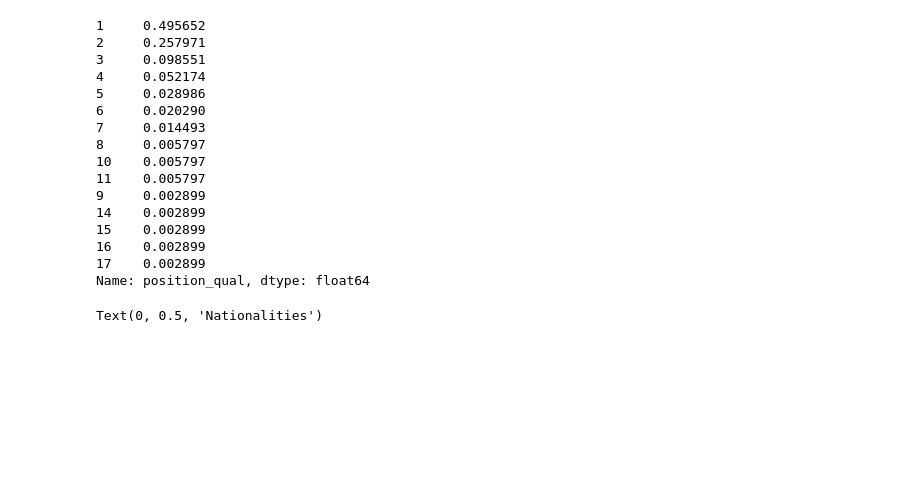
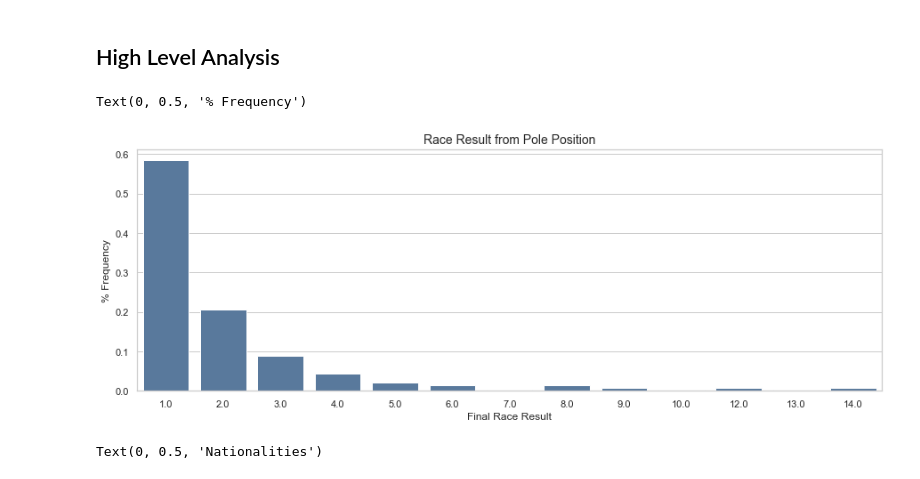
Before and after one commit to BenWS/formula1-analysis, a Jupyter notebook: Miscellaneous.ipynb, the cells around one changed output. Drawn from its saved outputs; the diff is of its cells as text; code cells hidden in the pictures; blank space fills up the shorter version.

```diff
--- a/Miscellaneous.ipynb
+++ b/Miscellaneous.ipynb
@@ -82,0 +64,21 @@ df_races.head()
+# %%
+display_results(get_unique_value_counts(df_results),'Results.csv unique value counts.')
+display_results(get_unique_value_counts(df_qualifying),'Qualifying.csv unique value counts.')
+display_results(get_unique_value_counts(df_drivers),'Drivers.csv unique value counts.')
+
+
+df_dups = df_results[df_results.duplicated(subset=['raceId','positionOrder'], keep=False)]
+
+display_text = f'''
+### Results.csv Summary Counts
+ - \# of duplicate rows: {df_dups.shape[0]}\n
+ - \# of total rows: {df_results.shape[0]}
+
+There are duplicate rows - but since they are a relatively
+small fraction of the overall results, we can drop without
+significantly impacting the outcome
+
+'''
+
+display(Markdown(display_text))
+df_results = df_results.drop_duplicates(subset=['raceId','positionOrder'], keep=False)
@@ -83,28 +150,32 @@ df_races.head()
+# %% [markdown]
+## High Level Analysis
 # %%
 df_tmp = df_results.merge(df_qualifying,on=['raceId','driverId'],suffixes=['_result','_qual'])
 
 # check for duplicates
 df_tmp[df_tmp.duplicated(subset=['raceId','driverId'])]
 
-# TODO: Might be interesting to generally know how qualifying placement affects race day placement
+
 
 # For what percentage of races did the winner of qualifying go on to win the race?
-df_tmp[df_tmp.position_qual == 1]['position_result'].value_counts(normalize=True)
-df_tmp[df_tmp.position_result == 1]['position_qual'].value_counts(normalize=True)
+df_tmp2 = df_tmp[df_tmp.position_qual == 1].groupby('position_result',as_index=False).agg(count=pd.NamedAgg(column='resultId',aggfunc='nunique'))
+df_tmp2['perc'] = df_tmp2['count']/df_tmp2.sum()['count']
+# df_tmp2
+
+
+plt.figure(figsize=(15,5))
+graph = sns.barplot(
+    data=df_tmp2,
+    y ='perc',
+    x='position_result',
+    color='#4e79a7'
+     ).set_title(
+    'Race Result from Pole Position',
+    size=14
+    )
+
+plt.xlabel('Final Race Result')
+plt.ylabel('% Frequency')
 # %% [output]
-1     0.495652
-2     0.257971
-3     0.098551
-4     0.052174
-5     0.028986
-6     0.020290
-7     0.014493
-8     0.005797
-10    0.005797
-11    0.005797
-9     0.002899
-14    0.002899
-15    0.002899
-16    0.002899
-17    0.002899
-Name: position_qual, dtype: float64
+Text(0, 0.5, '% Frequency')
+[figure, added]
```
Also changed, not shown: parts of 23 cells of this notebook.
